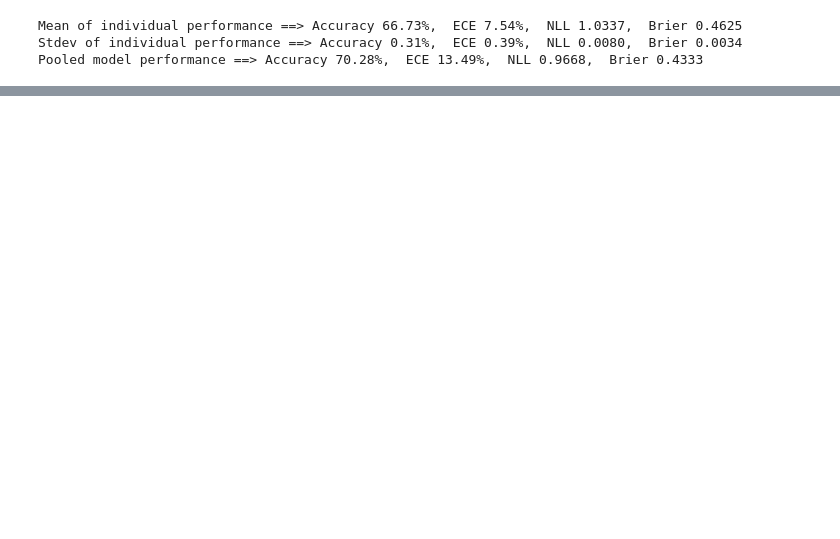
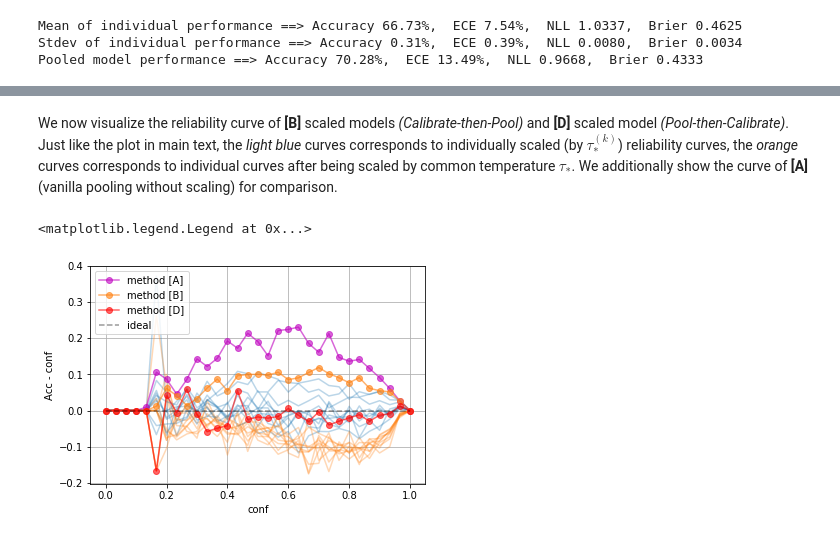
Before and after one commit to rahulrahaman/Uncertainty-Quantification-and-Deep-Ensemble, a Jupyter notebook: evaluate_uq.ipynb, the cells around one changed output, grey strips where cells are left out. Cells and saved outputs as stored; diff of their text form; code cells hidden in the pictures; blank space fills up the shorter version.

```diff
--- a/evaluate_uq.ipynb
+++ b/evaluate_uq.ipynb
@@ -106,0 +163,10 @@ pooled_temperature
+# %%
+# Temperature tau* found by Pool-then-Calibrate [D] method
+pooled_temperature, _, _ = uqutils.perform_tempscale(valid_pooled_prob, valid_sample_targets)
+# Scaling the pooled test probability with found tau*
+pool_then_scale_test_prob = uqutils.prob_power_t(pooled_test_prob, pooled_temperature)
+post_scaling_metrics = uqutils.get_all_scores(pool_then_scale_test_prob, test_targets)
+
+pretty_print_uq(pooled_performance, "Pre tempscaling performance")
+print(f"The temperature found by Pool-then-Calibrate [D] method is {pooled_temperature}")
+pretty_print_uq(post_scaling_metrics, "Post tempscaling performance")
@@ -106,0 +225,35 @@ pooled_temperature
+# %% [markdown]
+We now visualize the reliability curve of **[B]** scaled models *(Calibrate-then-Pool)* and **[D]** scaled model *(Pool-then-Calibrate)*. Just like the plot in main text, the *light blue* curves corresponds to individually scaled (by $\tau_*^{(k)}$) reliability curves, the *orange* curves corresponds to individual curves after being scaled by common temperature $\tau_*$. We additionally show the curve of **[A]** (vanilla pooling without scaling) for comparison.
+# %%
+# For each model plot reliability curve
+for temp, test_p in zip(individual_temperatures, test_probs):
+    # reliability curve when scaled by individual temperatures
+    scaled_prob = uqutils.prob_power_t(test_p, temp)
+    xs, ys = get_reliability_curve(scaled_prob, test_targets)
+    plt.plot(xs, ys, c='C0', alpha=0.3)
+
+    # reliability curve when scaled by the common temperature
+    scaled_prob = uqutils.prob_power_t(test_p, pooled_temperature)
+    xs, ys = get_reliability_curve(scaled_prob, test_targets)
+    plt.plot(xs, ys, c='C1', alpha=0.3)
+
+# Reliability curve with vanilla pooling [A]
+xs, ys = get_reliability_curve(pooled_test_prob, test_targets)
+plt.plot(xs, ys, c='m', marker='o', alpha=0.6, label='method [A]')
+
+# Reliability curve of Calibrate-then-Pool [B]
+xs, ys = get_reliability_curve(scale_then_pool_test_probs, test_targets)
+plt.plot(xs, ys, c='C1', marker='o', alpha=0.6, label='method [B]')
+
+# Reliability curve of Pool-then-Calibrate [D]
+xs, ys = get_reliability_curve(pool_then_scale_test_prob, test_targets)
+plt.plot(xs, ys, c='r', marker='o', alpha=0.6, label='method [D]')
+
+plt.plot([0,1], [0,0], '--k', alpha=0.4, label='ideal')
+plt.grid(axis='both')
+plt.xlabel('conf')
+plt.ylabel('Acc - conf')
+plt.legend(loc='upper left')
+# %% [output]
+<matplotlib.legend.Legend at 0x...>
+[figure, added]
```
Also changed, not shown: parts of 17 cells of this notebook, 2 other files.
